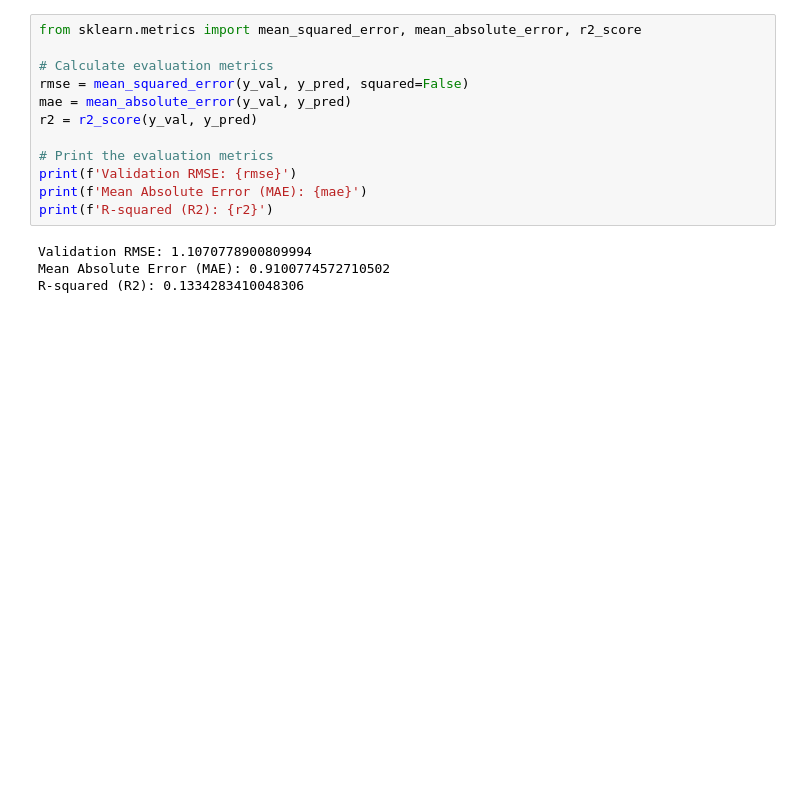
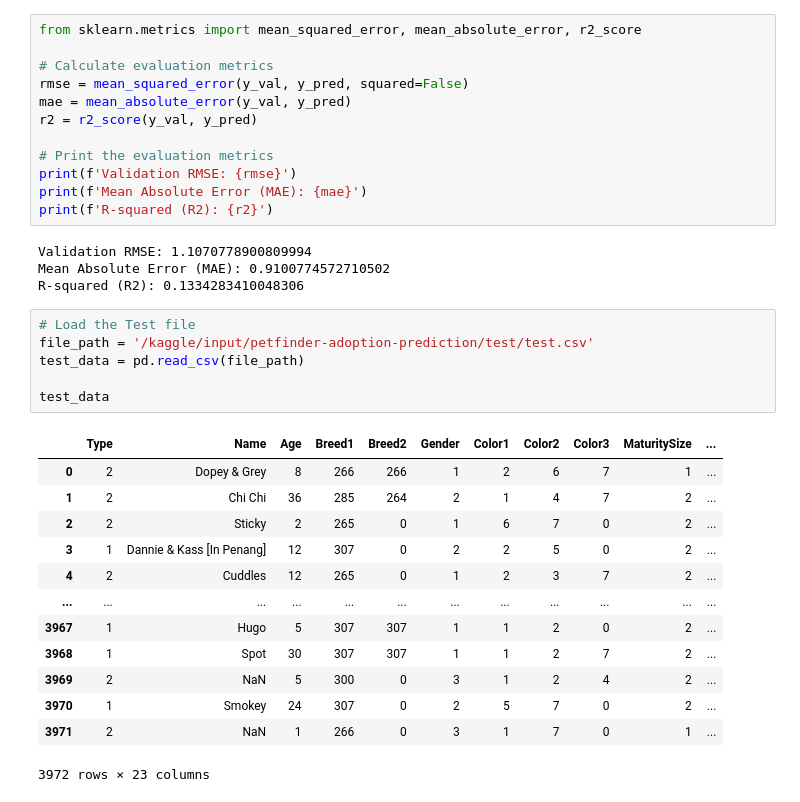
Before and after one commit to georgsmeinung/labo2-petfinder, a Jupyter notebook: petfinder.ipynb, the cells around one changed output. Saved outputs shown, nothing was run; the diff lists cells and outputs as text; blank space fills up the shorter version.

Commit message:
Kaggle Notebook | Labo II - PetFinder.my | Version 8

```diff
--- a/petfinder.ipynb
+++ b/petfinder.ipynb
@@ -103,3 +91,23 @@ print(f'R-squared (R2): {r2}')
 Validation RMSE: 1.1070778900809994
 Mean Absolute Error (MAE): 0.9100774572710502
 R-squared (R2): 0.1334283410048306
+# %%
+# Load the Test file
+file_path = '/kaggle/input/petfinder-adoption-prediction/test/test.csv'
+test_data = pd.read_csv(file_path)
+
+test_data
+# %% [output]
+|  | Type | Name | Age | Breed1 | Breed2 | Gender | Color1 | Color2 | Color3 | MaturitySize | ... |
+| 0 | 2 | Dopey & Grey | 8 | 266 | 266 | 1 | 2 | 6 | 7 | 1 | ... |
+| 1 | 2 | Chi Chi | 36 | 285 | 264 | 2 | 1 | 4 | 7 | 2 | ... |
+| 2 | 2 | Sticky | 2 | 265 | 0 | 1 | 6 | 7 | 0 | 2 | ... |
+| 3 | 1 | Dannie & Kass [In Penang] | 12 | 307 | 0 | 2 | 2 | 5 | 0 | 2 | ... |
+| 4 | 2 | Cuddles | 12 | 265 | 0 | 1 | 2 | 3 | 7 | 2 | ... |
+| ... | ... | ... | ... | ... | ... | ... | ... | ... | ... | ... | ... |
+| 3967 | 1 | Hugo | 5 | 307 | 307 | 1 | 1 | 2 | 0 | 2 | ... |
+| 3968 | 1 | Spot | 30 | 307 | 307 | 1 | 1 | 2 | 7 | 2 | ... |
+| 3969 | 2 | NaN | 5 | 300 | 0 | 3 | 1 | 2 | 4 | 2 | ... |
+| 3970 | 1 | Smokey | 24 | 307 | 0 | 2 | 5 | 7 | 0 | 2 | ... |
+| 3971 | 2 | NaN | 1 | 266 | 0 | 3 | 1 | 7 | 0 | 1 | ... |
+3972 rows × 23 columns
```
Also changed, not shown: parts of 5 cells of this notebook.
